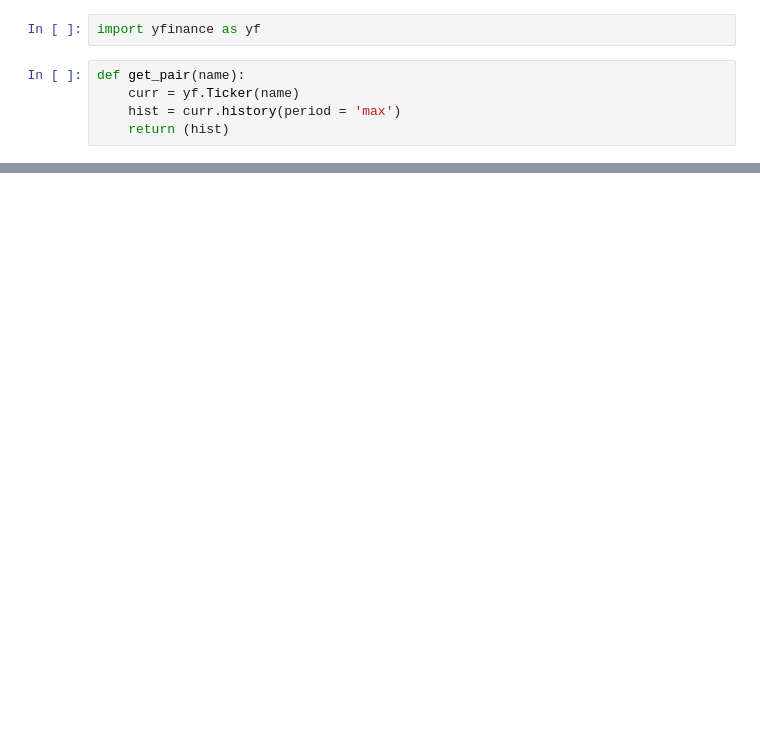
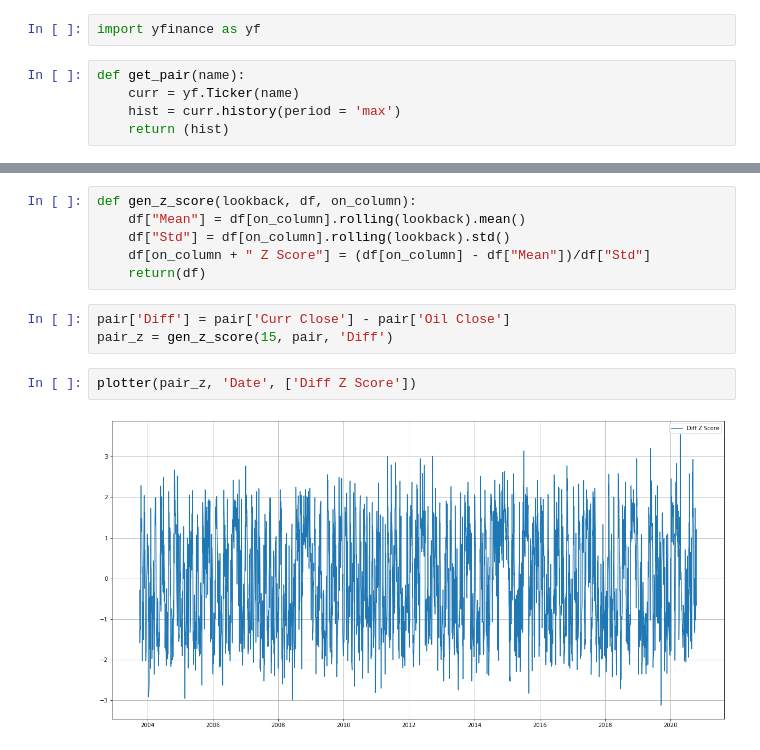
Before and after one commit to sajanee/CurrencySeasonality, a Jupyter notebook: Currency Pair Workbook.ipynb, the cells around one changed output, grey strips where cells are left out. Saved outputs shown, nothing was run; the diff lists cells and outputs as text; blank space fills up the shorter version.

```diff
--- a/Currency Pair Workbook.ipynb
+++ b/Currency Pair Workbook.ipynb
@@ -103,0 +102,13 @@ df_seas
+# %%
+def gen_z_score(lookback, df, on_column):
+    df["Mean"] = df[on_column].rolling(lookback).mean()
+    df["Std"] = df[on_column].rolling(lookback).std()
+    df[on_column + " Z Score"] = (df[on_column] - df["Mean"])/df["Std"]
+    return(df)
+# %%
+pair['Diff'] = pair['Curr Close'] - pair['Oil Close']
+pair_z = gen_z_score(15, pair, 'Diff')
+# %%
+plotter(pair_z, 'Date', ['Diff Z Score'])
+# %% [output]
+[figure, added]
```
Also changed, not shown: parts of 14 cells of this notebook.
